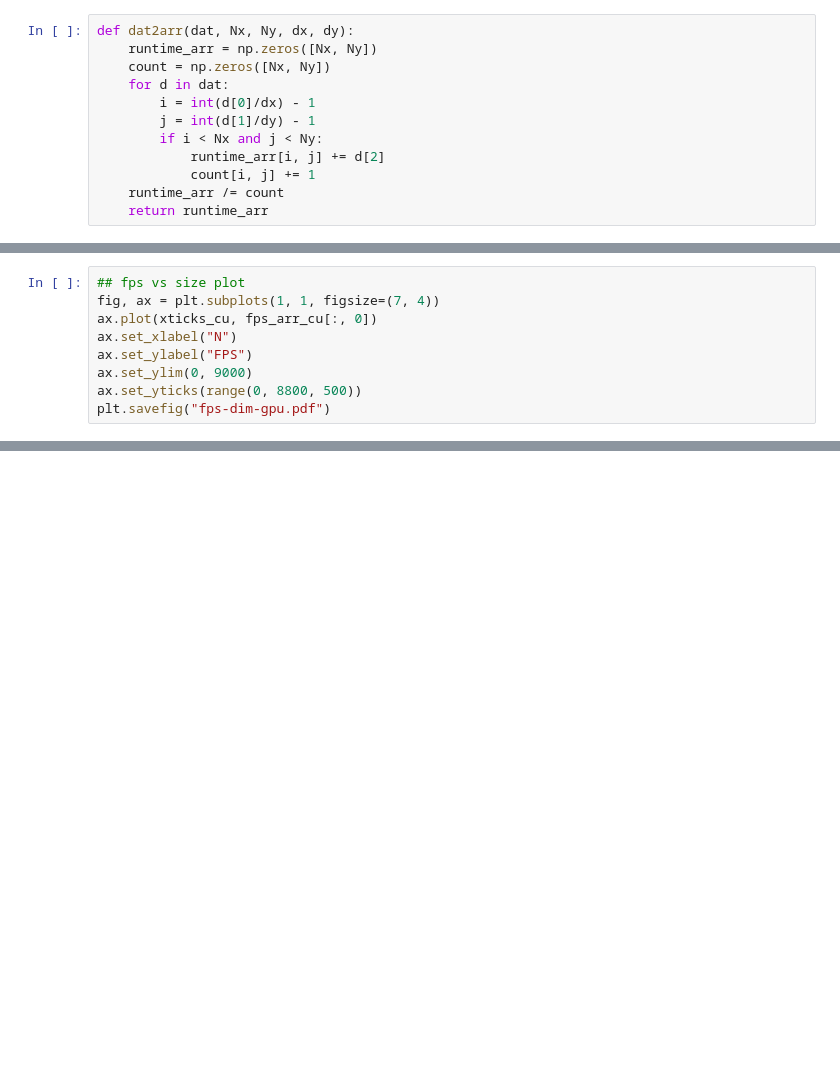
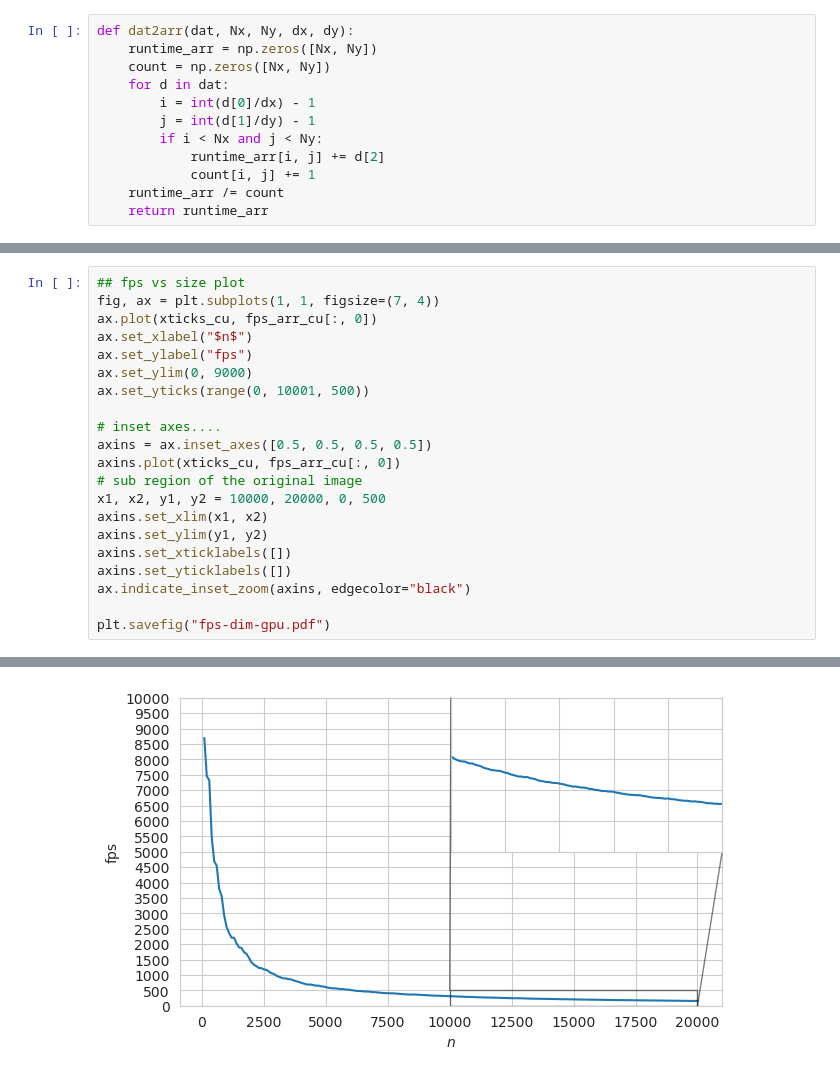
Before and after one commit to haoran0115/CSC4005-FA22, a Jupyter notebook: hw03/analysis/main.ipynb, the cells around one changed output, grey strips where cells are left out. Drawn from its saved outputs; the diff is of its cells as text; blank space fills up the shorter version.

```diff
--- a/hw03/analysis/main.ipynb
+++ b/hw03/analysis/main.ipynb
@@ -112,9 +120,21 @@ plt.savefig("fps-dim-cpu.pdf")
 ## fps vs size plot
 fig, ax = plt.subplots(1, 1, figsize=(7, 4))
 ax.plot(xticks_cu, fps_arr_cu[:, 0])
-ax.set_xlabel("N")
-ax.set_ylabel("FPS")
+ax.set_xlabel("$n$")
+ax.set_ylabel("fps")
 ax.set_ylim(0, 9000)
-ax.set_yticks(range(0, 8800, 500))
+ax.set_yticks(range(0, 10001, 500))
+
+# inset axes....
+axins = ax.inset_axes([0.5, 0.5, 0.5, 0.5])
+axins.plot(xticks_cu, fps_arr_cu[:, 0])
+# sub region of the original image
+x1, x2, y1, y2 = 10000, 20000, 0, 500
+axins.set_xlim(x1, x2)
+axins.set_ylim(y1, y2)
+axins.set_xticklabels([])
+axins.set_yticklabels([])
+ax.indicate_inset_zoom(axins, edgecolor="black")
+
 plt.savefig("fps-dim-gpu.pdf")
 # %% [output]
@@ -121,0 +141 @@ plt.savefig("fps-dim-gpu.pdf")
+[figure, added]
```
Also changed, not shown: parts of 6 cells of this notebook, 18 other files.
